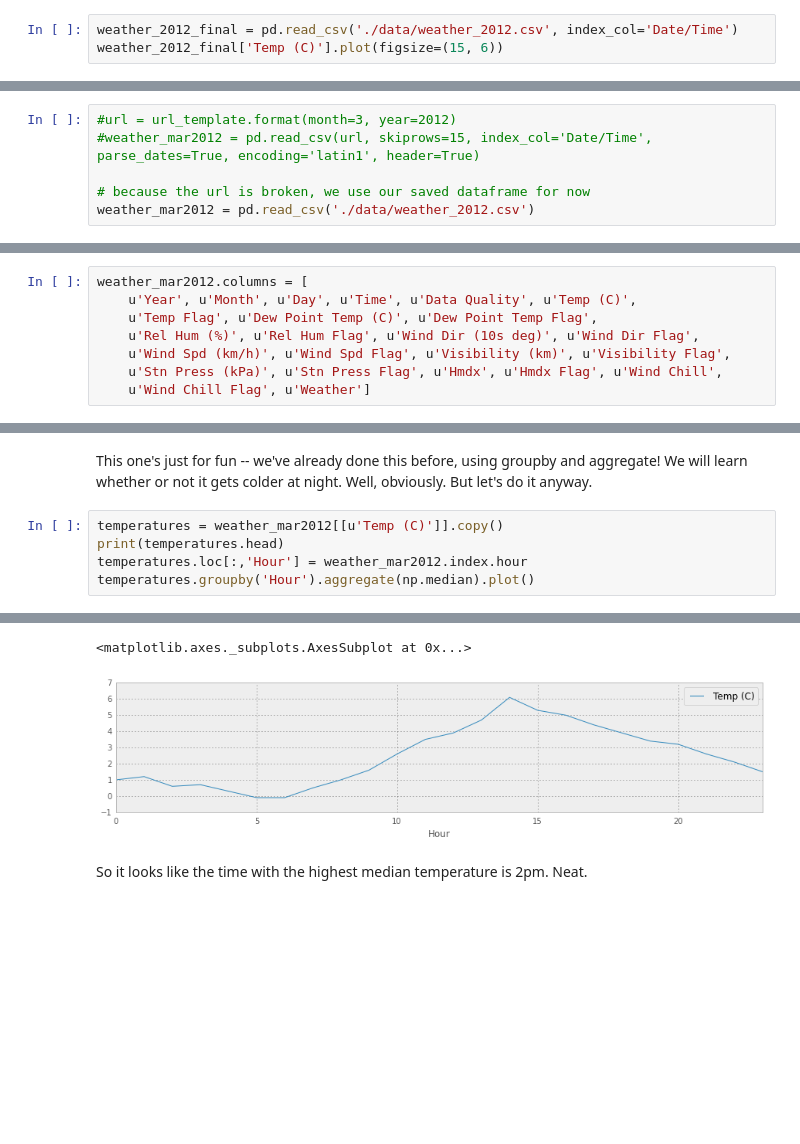
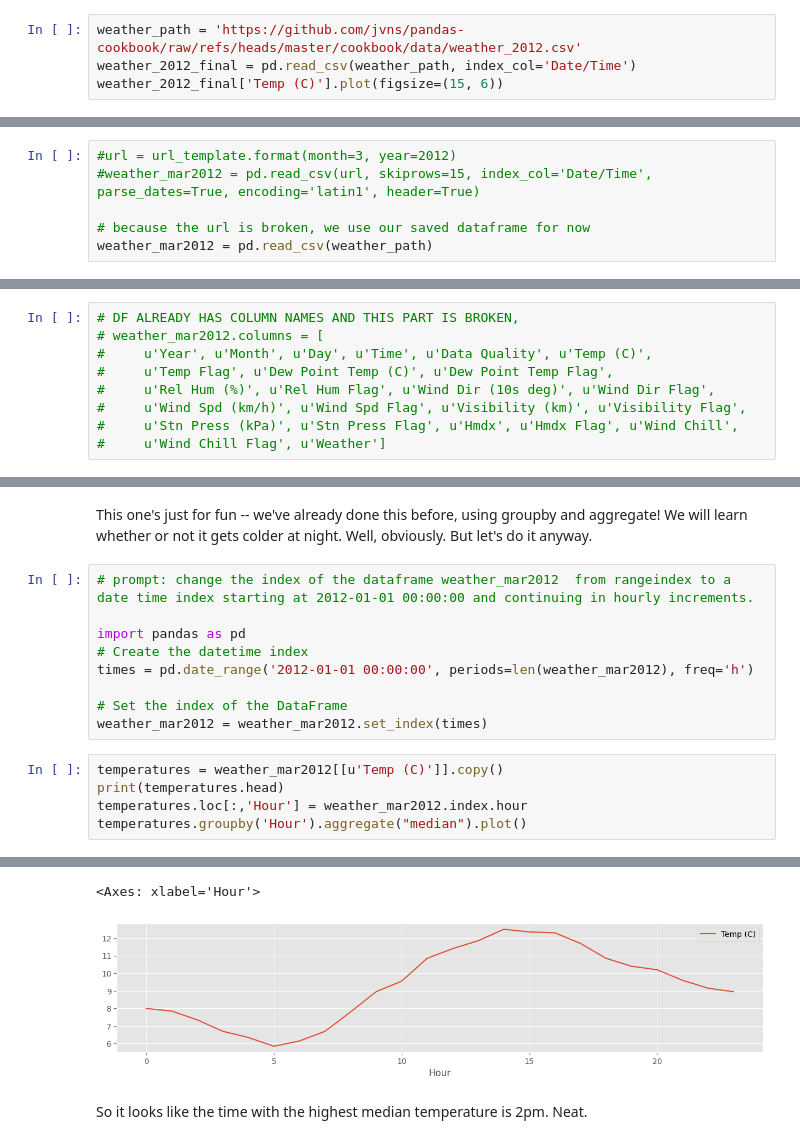
Before and after one commit to gatola/randomscripts, a Jupyter notebook: cookbook/Chapter 5 - Combining dataframes and scraping Canadian weather data.ipynb, the cells around one changed output, grey strips where cells are left out. Cells and saved outputs as stored; diff of their text form; blank space fills up the shorter version.

```diff
--- a/cookbook/Chapter 5 - Combining dataframes and scraping Canadian weather data.ipynb
+++ b/cookbook/Chapter 5 - Combining dataframes and scraping Canadian weather data.ipynb
@@ -16,6 +16,7 @@ We'll do this by downloading it one month at a time, and then combining all the
 
 Here's the temperature every hour for 2012!
 # %%
-weather_2012_final = pd.read_csv('./data/weather_2012.csv', index_col='Date/Time')
+weather_path = 'https://github.com/jvns/pandas-cookbook/raw/refs/heads/master/cookbook/data/weather_2012.csv'
+weather_2012_final = pd.read_csv(weather_path, index_col='Date/Time')
 weather_2012_final['Temp (C)'].plot(figsize=(15, 6))
 # %% [output]
@@ -39,7 +41,7 @@ To get the data for March 2013, we need to format it with `month=3, year=2012`.
 #weather_mar2012 = pd.read_csv(url, skiprows=15, index_col='Date/Time', parse_dates=True, encoding='latin1', header=True)
 
 # because the url is broken, we use our saved dataframe for now
-weather_mar2012 = pd.read_csv('./data/weather_2012.csv')
+weather_mar2012 = pd.read_csv(weather_path)
 # %% [markdown]
 This is super great! We can just use the same `read_csv` function as before, and just give it a URL as a filename. Awesome.
 
@@ -74,10 +76,11 @@ And I was out of town and I missed it. Still sad, humans.
 
 I had to write `'\xb0'` for that degree character °. Let's fix up the columns. We're going to just print them out, copy, and fix them up by hand.
 # %%
-weather_mar2012.columns = [
-    u'Year', u'Month', u'Day', u'Time', u'Data Quality', u'Temp (C)',
-    u'Temp Flag', u'Dew Point Temp (C)', u'Dew Point Temp Flag',
-    u'Rel Hum (%)', u'Rel Hum Flag', u'Wind Dir (10s deg)', u'Wind Dir Flag',
-    u'Wind Spd (km/h)', u'Wind Spd Flag', u'Visibility (km)', u'Visibility Flag',
-    u'Stn Press (kPa)', u'Stn Press Flag', u'Hmdx', u'Hmdx Flag', u'Wind Chill',
-    u'Wind Chill Flag', u'Weather']
+# DF ALREADY HAS COLUMN NAMES AND THIS PART IS BROKEN,
+# weather_mar2012.columns = [
+#     u'Year', u'Month', u'Day', u'Time', u'Data Quality', u'Temp (C)',
+#     u'Temp Flag', u'Dew Point Temp (C)', u'Dew Point Temp Flag',
+#     u'Rel Hum (%)', u'Rel Hum Flag', u'Wind Dir (10s deg)', u'Wind Dir Flag',
+#     u'Wind Spd (km/h)', u'Wind Spd Flag', u'Visibility (km)', u'Visibility Flag',
+#     u'Stn Press (kPa)', u'Stn Press Flag', u'Hmdx', u'Hmdx Flag', u'Wind Chill',
+#     u'Wind Chill Flag', u'Weather']
@@ -121,9 +115,18 @@ Awesome! We now only have the relevant columns, and it's much more manageable.
 # 5.2 Plotting the temperature by hour of day
 # %% [markdown]
 This one's just for fun -- we've already done this before, using groupby and aggregate! We will learn whether or not it gets colder at night. Well, obviously. But let's do it anyway.
+# %%
+# prompt: change the index of the dataframe weather_mar2012  from rangeindex to a date time index starting at 2012-01-01 00:00:00 and continuing in hourly increments.
+
+import pandas as pd
+# Create the datetime index
+times = pd.date_range('2012-01-01 00:00:00', periods=len(weather_mar2012), freq='h')
+
+# Set the index of the DataFrame
+weather_mar2012 = weather_mar2012.set_index(times)
 # %%
 temperatures = weather_mar2012[[u'Temp (C)']].copy()
 print(temperatures.head)
 temperatures.loc[:,'Hour'] = weather_mar2012.index.hour
-temperatures.groupby('Hour').aggregate(np.median).plot()
+temperatures.groupby('Hour').aggregate("median").plot()
 # %% [output]
@@ -147,5 +147,5 @@ Date/Time
-<matplotlib.axes._subplots.AxesSubplot at 0x...>
+<Axes: xlabel='Hour'>
-[figure, old version]
+[figure, new version]
 # %% [markdown]
 So it looks like the time with the highest median temperature is 2pm. Neat.
 # %% [markdown]
```
Also changed, not shown: parts of 15 cells of this notebook.
